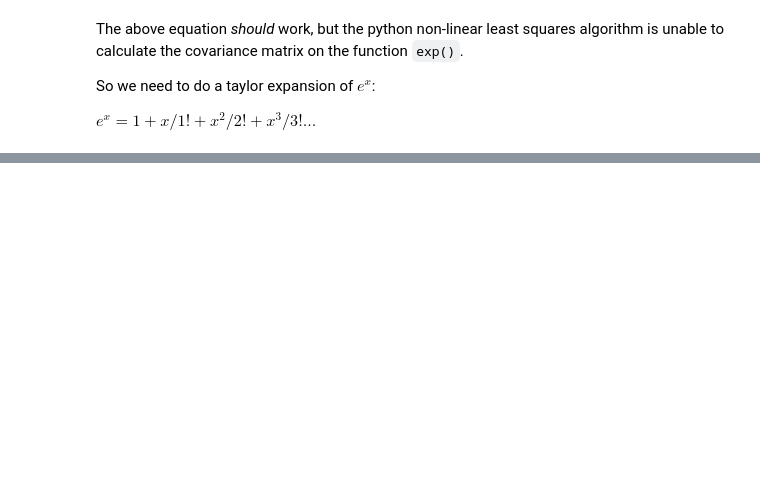
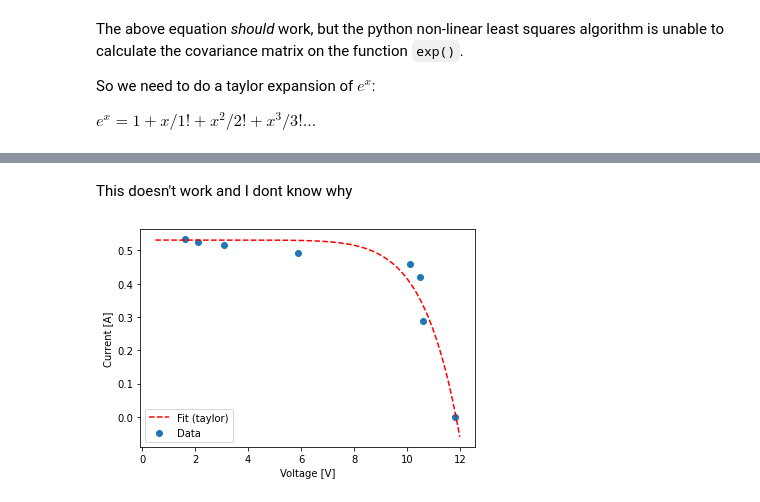
Before and after one commit to woodjmichael/PV-based-systems-lab, a Jupyter notebook: solar_cell_iv_curve_fit.ipynb, the cells around one changed output, grey strips where cells are left out. Drawn from its saved outputs; the diff is of its cells as text; code cells hidden in the pictures; blank space fills up the shorter version.

```diff
--- a/solar_cell_iv_curve_fit.ipynb
+++ b/solar_cell_iv_curve_fit.ipynb
@@ -62,0 +115,15 @@ I_S = 2.1195126133207896e-19
+# %% [markdown]
+This doesn't work and I dont know why
+# %%
+scatter(V, I, label='Data')
+
+x = arange(0.5, 12, .01)
+y = function_with_taylor(x, I_L, I_S)
+
+plot(x, y, '--', color='red', label='Fit (taylor)')
+legend()
+xlabel('Voltage [V]')
+ylabel('Current [A]')
+show()
+# %% [output]
+[figure, added]
```
Also changed, not shown: parts of 20 cells of this notebook.
